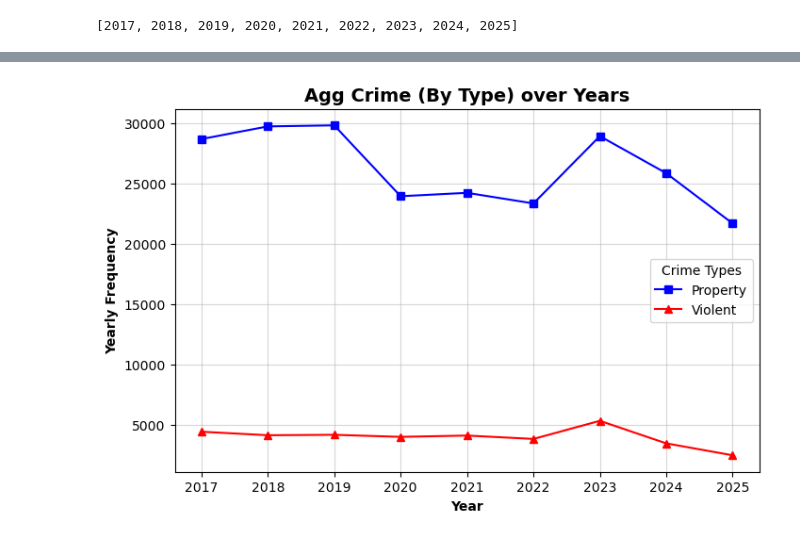
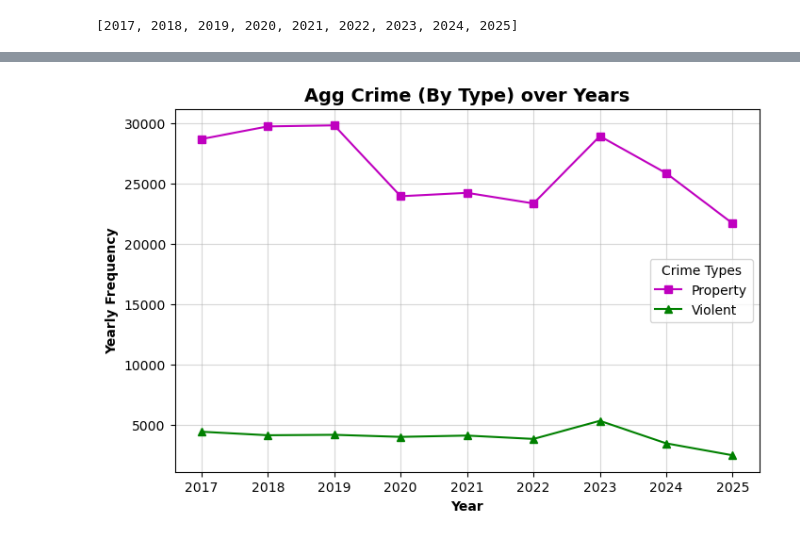
Before and after one commit to iansargent/DC-Metro-Crime, a Jupyter notebook: Scripts/Analysis/time_crime.ipynb, the cells around one changed output, grey strips where cells are left out. Cells and saved outputs as stored; diff of their text form; code cells hidden in the pictures.

```diff
--- a/Scripts/Analysis/time_crime.ipynb
+++ b/Scripts/Analysis/time_crime.ipynb
@@ -68,6 +68,8 @@ d = {'year': years,
      'non_car_property_crime': counts_non_car_property_crime}
 agg_crime_data = pd.DataFrame(d)
 # %%
-agg_crime_data
+#agg_crime_data
 # use index = False
 #agg_crime_data.to_csv('../../Data/Crime/agg_crime_year.csv', index = False)
+agg_crime_data = pd.read_csv('../../Data/Crime/agg_crime_year.csv')
+agg_crime_data.head()
@@ -74,18 +83,17 @@ agg_crime_data
 # %%
 # Line graph for violent_crime, property_crime and car_related_crime counts over years
 plt.figure(figsize = (8,5))
 x = agg_crime_data['year']
-plt.plot(x, agg_crime_data['property_crime'], 'bs-', label='Property')
-#plt.plot(x, agg_crime_data['car_related_crime'], 'go-', label='Car Related')
-plt.plot(x, agg_crime_data['violent_crime'], 'r^-', label='Violent')
+plt.plot(x, agg_crime_data['property_crime'], 'ms-', label='Property')
+plt.plot(x, agg_crime_data['violent_crime'], 'g^-', label='Violent')
 plt.legend(title='Crime Types')
 plt.xlabel('Year', fontsize = 10, fontweight = 'bold')
 plt.ylabel('Yearly Frequency', fontsize = 10, fontweight = 'bold')
 plt.title('Agg Crime (By Type) over Years', fontsize = 14, fontweight = 'bold')
 plt.grid(True, alpha = 0.5)
 plt.show()
 # %% [output]
-[figure, old version]
+[figure, new version]
 # %%
 # Line graph separation of property crimes
 plt.figure(figsize = (8,5))
```
Also changed, not shown: parts of 3 cells of this notebook.
